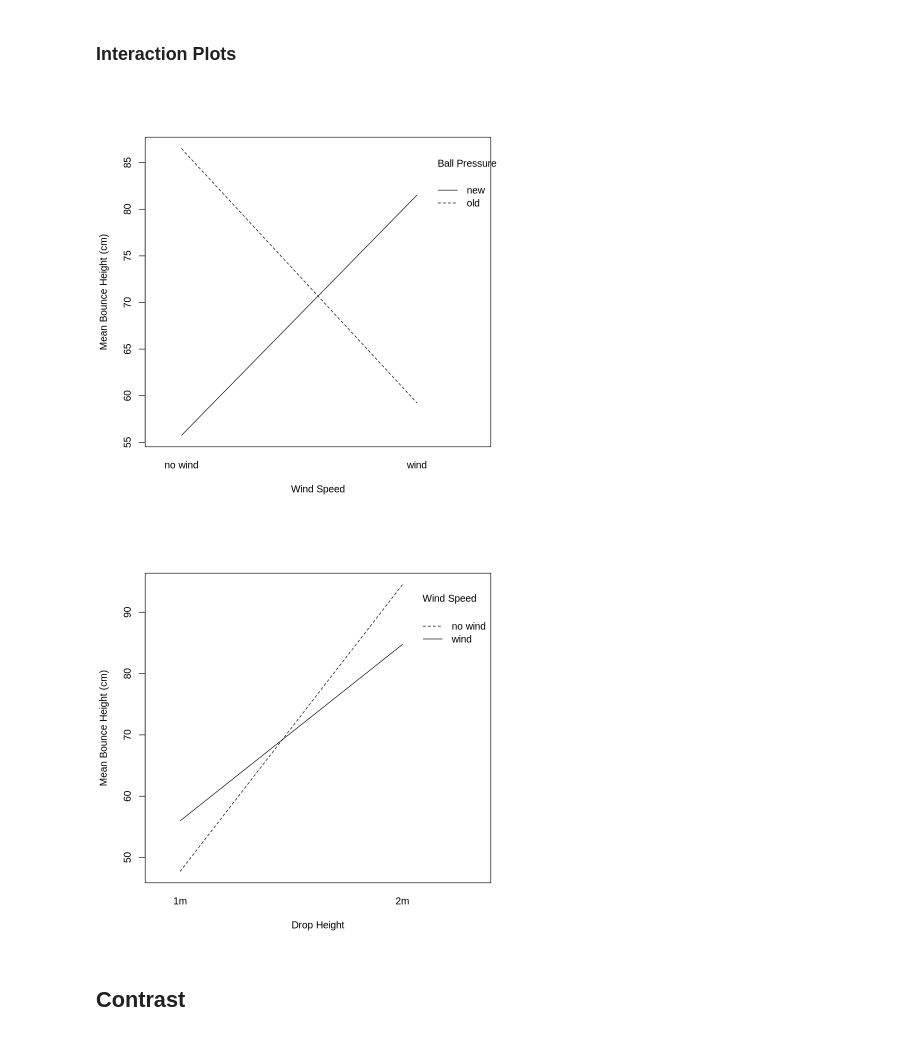
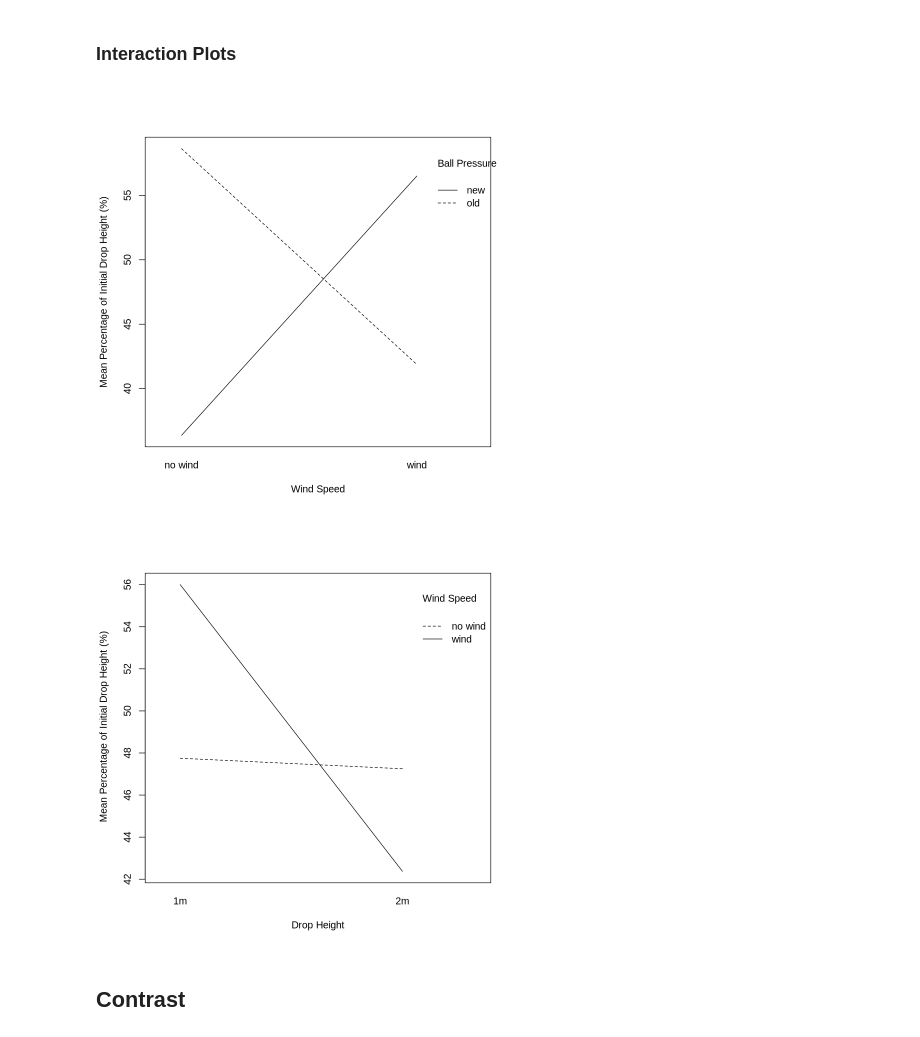
Before and after one commit to ciciliujx/Ball-Drop-Experimental-Design, a Jupyter notebook: Report.ipynb, the cells around one changed output. Drawn from its saved outputs; the diff is of its cells as text; code cells hidden in the pictures.

```diff
--- a/Report.ipynb
+++ b/Report.ipynb
@@ -32,5 +43,7 @@ data = data|>
     select(-order)
 # %%
 data$bounce_height = as.integer(data$bounce_height)
+data$initial_height = if_else(data$height == -1, 100, 200)
+data$fr_bounce_height = (data$bounce_height/data$initial_height)*100
 data
 # %% [output]
@@ -56,7 +69,7 @@ A data.frame: 16 × 7
 # %% [markdown]
 ## Assumption Check
 # %%
-model = lm(bounce_height ~ ground + pressure + weight + wind + height + type + pressure:ground + pressure:height + ground:wind + pressure:weight + pressure:wind + wind:height + weight:wind, data = data)
+model = lm(fr_bounce_height ~ ground + pressure + weight + wind + height + type + pressure:ground + pressure:height + ground:wind + pressure:weight + pressure:wind + wind:height + weight:wind, data = data)
 summary(model)
 boxcox_result <- boxcox(model, lambda = seq(-1, 2, 0.1), ylab="Log likelihood")
 # %% [output]
@@ -81,5 +94,5 @@ F-statistic: 16.44 on 13 and 2 DF,  p-value: 0.05874
 # %%
-data= data|>
-    mutate(sqrt_bounce_height = sqrt(bounce_height))
-model2 = lm(sqrt_bounce_height ~ground + pressure + weight + wind + height + type + pressure:ground + pressure:height + ground:wind + pressure:weight + pressure:wind + wind:height + weight:wind, data = data)
-summary(model2)
+# data= data|>
+#     mutate(sqrt_bounce_height = sqrt(bounce_height))
+# model2 = lm(sqrt_bounce_height ~ground + pressure + weight + wind + height + type + pressure:ground + pressure:height + ground:wind + pressure:weight + pressure:wind + wind:height + weight:wind, data = data)
+# summary(model2)
@@ -125,9 +120,9 @@ Signif. codes:  0 ‘***’ 0.001 ‘**’ 0.01 ‘*’ 0.05 ‘.’ 0.1 ‘ ’
 # %% [markdown]
 ### Confidence Intervals
 # %%
-summary.model2 = summary(model2)
-se.estimate = summary.model2$coefficients[1,2]
-estimate = summary.model2$coefficients[-1,1]
+summary.model = summary(model)
+se.estimate = summary.model$coefficients[1,2]
+estimate = summary.model$coefficients[-1,1]
 
 # 95% confidence interval for the *parameter* effect
 ground.ci = estimate["ground"] + c(-1,1)*qt(0.975, df = 2) * se.estimate
@@ -191,13 +186,13 @@ plot.design(bounce_height ~ ground + height + type,
 # %% [markdown]
 ### Interaction Plots
 # %%
-interaction.plot(data$wind, data$pressure, data$bounce_height,
-                 xlab="Wind Speed", ylab="Mean Bounce Height (cm)",trace.label="Ball Pressure")
+interaction.plot(data$wind, data$pressure, data$fr_bounce_height,
+                 xlab="Wind Speed", ylab="Mean Percentage of Initial Drop Height (%)",trace.label="Ball Pressure")
 
-interaction.plot(data$height, data$wind, data$bounce_height,
-                 xlab="Drop Height", ylab="Mean Bounce Height (cm)",trace.label="Wind Speed")
+interaction.plot(data$height, data$wind, data$fr_bounce_height,
+                 xlab="Drop Height", ylab=" Mean Percentage of Initial Drop Height (%)",trace.label="Wind Speed")
 # %% [output]
-[figure, old version]
+[figure, new version]
-[figure, old version]
+[figure, new version]
 # %% [markdown]
 ## Contrast
```
Also changed, not shown: parts of 16 cells of this notebook.
